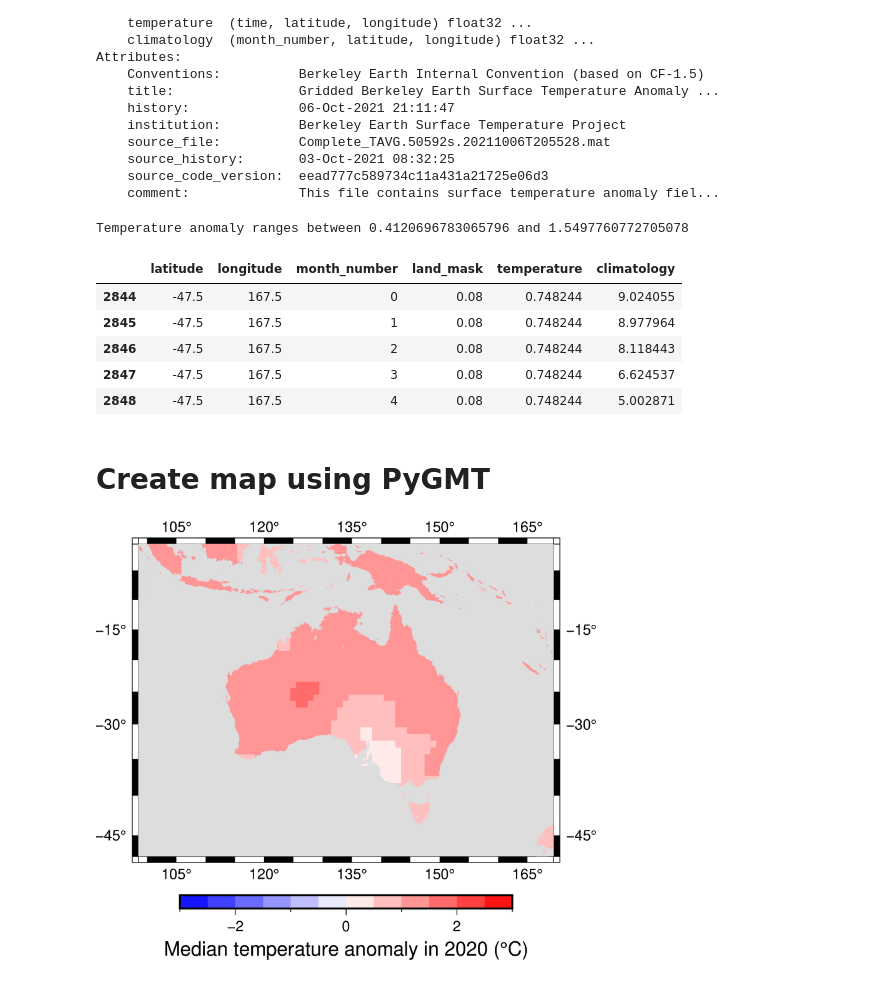
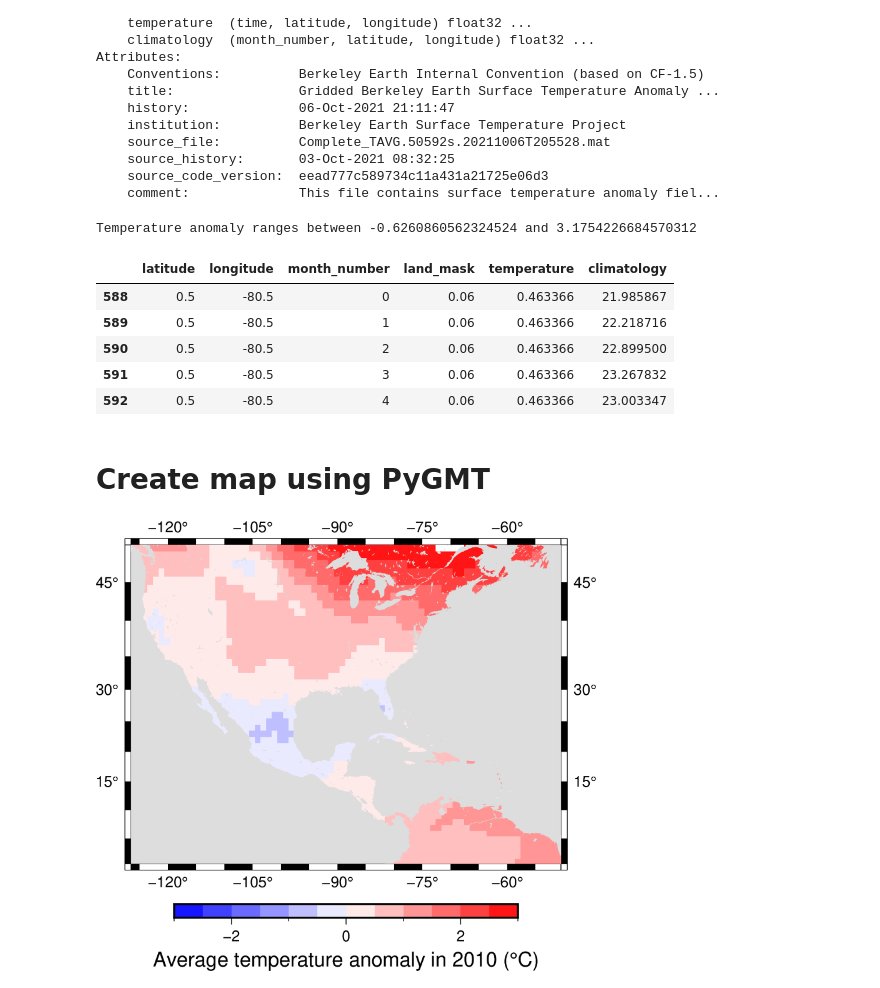
Before and after one commit to nicolepaul/30-day-map-challenge, a Jupyter notebook: notebooks/06_Red.ipynb, the cells around one changed output. Cells and saved outputs as stored; diff of their text form; code cells hidden in the pictures.

```diff
--- a/notebooks/06_Red.ipynb
+++ b/notebooks/06_Red.ipynb
@@ -27,18 +27,18 @@ import pandas as pd
 # Choose bounding box of interest
 
 # USA
-# lats = [0, 50]
-# lons = [-130, -50]
+lats = [0, 50]
+lons = [-130, -50]
 
 # EUR
 # lats = [20, 60]
 # lons = [-20, 50]
 
 # AUS
-lats = [-50, 0]
-lons = [90, 170]
+# lats = [-50, 0]
+# lons = [90, 170]
 
 # Choose year of interest
-year = 2020
+year = 2010
 # %% [markdown]
 # Temperature anomaly data
@@ -96,13 +96,13 @@ df = df[df['temperature'].notna()]
 print(f"Temperature anomaly ranges between {df.temperature.min()} and {df.temperature.max()}")
 df.head(5)
 # %% [output]
-Temperature anomaly ranges between 0.4120696783065796 and 1.5497760772705078
+Temperature anomaly ranges between -0.6260860562324524 and 3.1754226684570312
 |  | latitude | longitude | month_number | land_mask | temperature | climatology |
-| 2844 | -47.5 | 167.5 | 0 | 0.08 | 0.748244 | 9.024055 |
-| 2845 | -47.5 | 167.5 | 1 | 0.08 | 0.748244 | 8.977964 |
-| 2846 | -47.5 | 167.5 | 2 | 0.08 | 0.748244 | 8.118443 |
-| 2847 | -47.5 | 167.5 | 3 | 0.08 | 0.748244 | 6.624537 |
-| 2848 | -47.5 | 167.5 | 4 | 0.08 | 0.748244 | 5.002871 |
+| 588 | 0.5 | -80.5 | 0 | 0.06 | 0.463366 | 21.985867 |
+| 589 | 0.5 | -80.5 | 1 | 0.06 | 0.463366 | 22.218716 |
+| 590 | 0.5 | -80.5 | 2 | 0.06 | 0.463366 | 22.899500 |
+| 591 | 0.5 | -80.5 | 3 | 0.06 | 0.463366 | 23.267832 |
+| 592 | 0.5 | -80.5 | 4 | 0.06 | 0.463366 | 23.003347 |
 # %% [markdown]
 # Create map using PyGMT
 # %%
@@ -115,32 +115,32 @@ region = [
 ]
 
 # Choose colormap
 cmap = "polar"
 
 # Construct figure
 fig = pygmt.Figure()
 fig.basemap(region=region, projection="M0/0/12c", frame=True)
 # Set colormap
 pygmt.makecpt(cmap=cmap, series=(-3, 3, 0.5))
-fig.colorbar(frame=f'af+l"Median temperature anomaly in {year} (@.C)"')
+fig.colorbar(frame=f'af+l"Average temperature anomaly in {year} (@.C)"')
 # Data
 fig.plot(
     x=df.longitude,
     y=df.latitude,
     color=df.temperature,
     cmap=True,
     style="s0.5c",
 )
 # Add water
 fig.coast(water="#dddddd")
 
 # Save figure
 out_folder = os.path.join("..", "contributions")
 out_file = f"06_{year}.png"
 out_path = os.path.join(out_folder, out_file)
 fig.savefig(out_path, dpi=300)
 
 # Preview
 fig.show()
 # %% [output]
-[figure, old version]
+[figure, new version]
```
Also changed, not shown: parts of 2 cells of this notebook.
